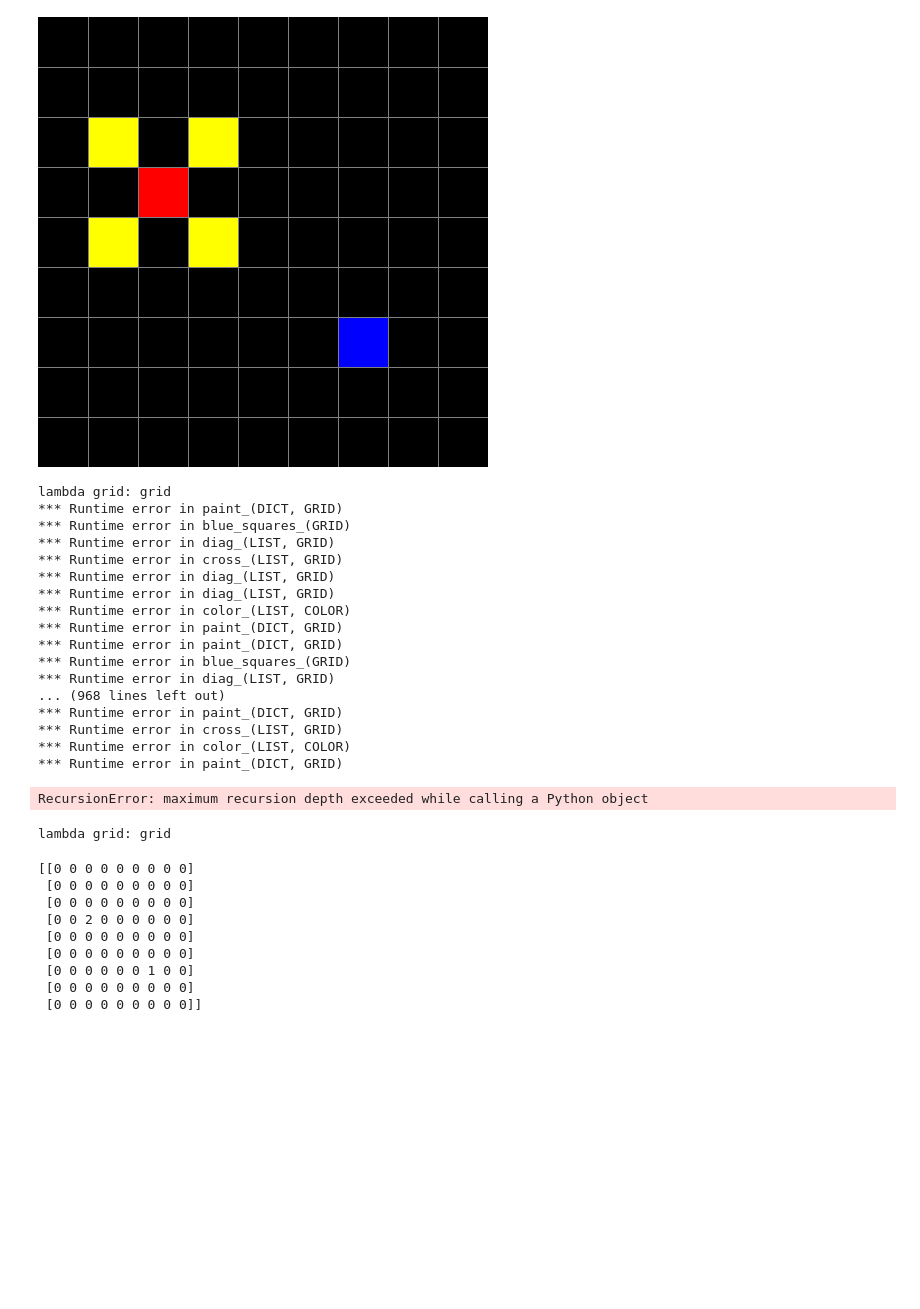
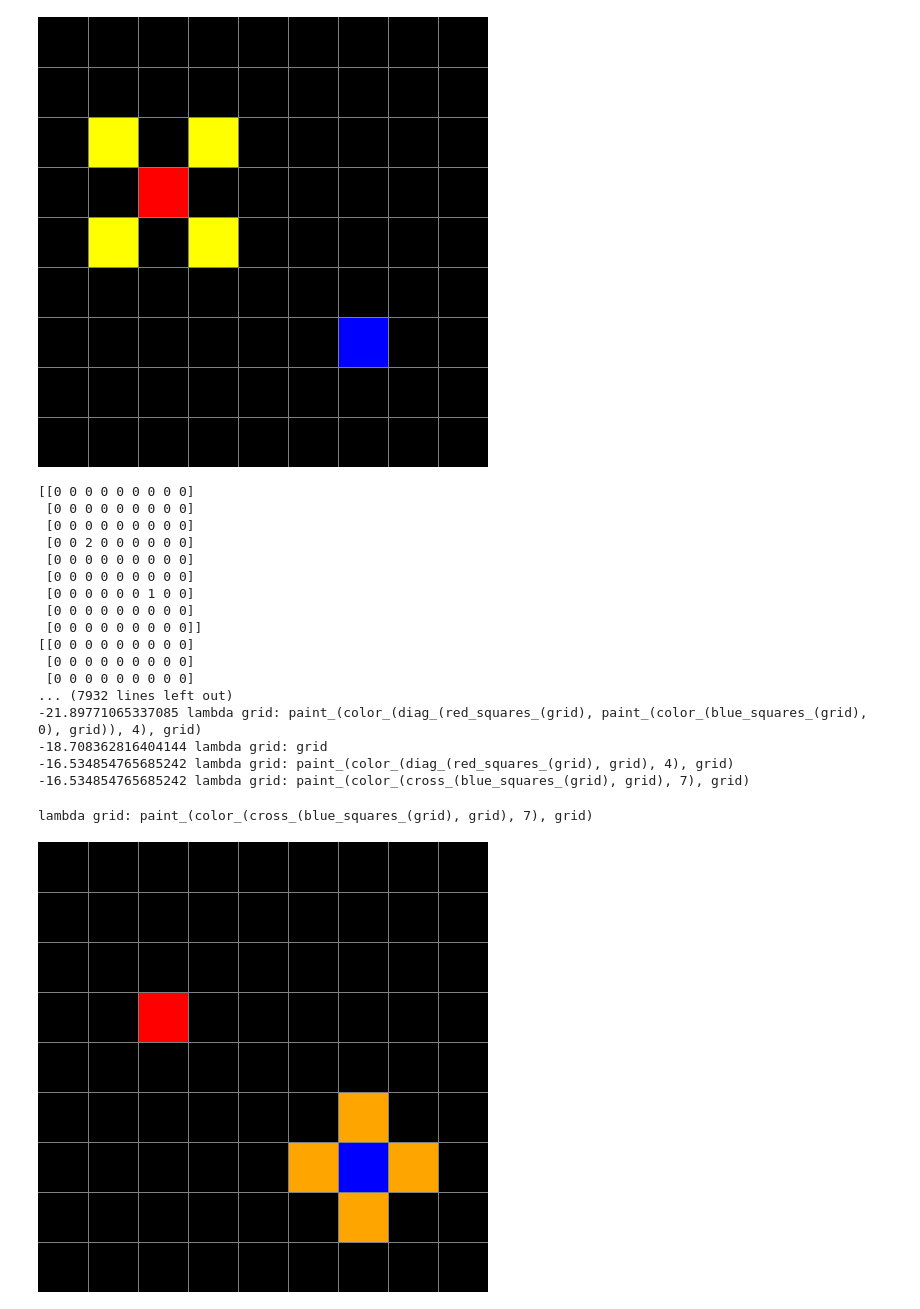
Before and after one commit to aysjajohnson/ARC, a Jupyter notebook: notebooks/ARC LOTlib.ipynb, the cells around one changed output. Cells and saved outputs as stored; diff of their text form; code cells hidden in the pictures; blank space fills up the shorter version.

```diff
--- a/notebooks/ARC LOTlib.ipynb
+++ b/notebooks/ARC LOTlib.ipynb
@@ -442,6 +443,3 @@ COLOR -> 6      w/ p=1.0
 COLOR -> 7      w/ p=1.0
 COLOR -> 8      w/ p=1.0
 COLOR -> 9      w/ p=1.0
-# %%
-h = ARCHypothesis()
-print(h)
@@ -468,50 +471,38 @@ DisplayGrid(paint_(color_(diag_(red_squares_(inputs[0]),inputs[0]),4),inputs[0])
 # %% [output]
 [figure]
 # %%
-# problem: MHS considers the class to have no arguments. Current workaround, globally declare num_vars before running
-
-tn = TopN(N=10) # store the top N
+tn = TopN(N=10) # store the top hypotheses
 
 h0 = ARCHypothesis()
-print(h0)
 
 for h in MetropolisHastingsSampler(h0, data, steps=1000):
     tn.add(h)
 
 for h in tn.get_all(sorted=True):
-    print(h.posterior_score, h.likelihood,  h.prior, h)
+    print(h.posterior_score, h)
 # %% [output]
-lambda grid: grid
-*** Runtime error in paint_(DICT, GRID)
-*** Runtime error in blue_squares_(GRID)
-*** Runtime error in diag_(LIST, GRID)
-*** Runtime error in cross_(LIST, GRID)
-*** Runtime error in diag_(LIST, GRID)
-*** Runtime error in diag_(LIST, GRID)
-*** Runtime error in color_(LIST, COLOR)
-*** Runtime error in paint_(DICT, GRID)
-*** Runtime error in paint_(DICT, GRID)
-*** Runtime error in blue_squares_(GRID)
-*** Runtime error in diag_(LIST, GRID)
-... (968 lines left out)
-*** Runtime error in paint_(DICT, GRID)
-*** Runtime error in cross_(LIST, GRID)
-*** Runtime error in color_(LIST, COLOR)
-*** Runtime error in paint_(DICT, GRID)
+[[0 0 0 0 0 0 0 0 0]
+ [0 0 0 0 0 0 0 0 0]
+ [0 0 0 0 0 0 0 0 0]
+ [0 0 2 0 0 0 0 0 0]
+ [0 0 0 0 0 0 0 0 0]
+ [0 0 0 0 0 0 0 0 0]
+ [0 0 0 0 0 0 1 0 0]
+ [0 0 0 0 0 0 0 0 0]
+ [0 0 0 0 0 0 0 0 0]]
+[[0 0 0 0 0 0 0 0 0]
+ [0 0 0 0 0 0 0 0 0]
+ [0 0 0 0 0 0 0 0 0]
+... (7932 lines left out)
+-21.89771065337085 lambda grid: paint_(color_(diag_(red_squares_(grid), paint_(color_(blue_squares_(grid), 0), grid)), 4), grid)
+-18.708362816404144 lambda grid: grid
+-16.534854765685242 lambda grid: paint_(color_(diag_(red_squares_(grid), grid), 4), grid)
+-16.534854765685242 lambda grid: paint_(color_(cross_(blue_squares_(grid), grid), 7), grid)
-RecursionError: maximum recursion depth exceeded while calling a Python object
 # %%
 print(h)
 # %% [output]
-lambda grid: grid
+lambda grid: paint_(color_(cross_(blue_squares_(grid), grid), 7), grid)
 # %%
-print(inputs[0])
+DisplayGrid(h(inputs[0]))
 # %% [output]
-[[0 0 0 0 0 0 0 0 0]
- [0 0 0 0 0 0 0 0 0]
- [0 0 0 0 0 0 0 0 0]
- [0 0 2 0 0 0 0 0 0]
- [0 0 0 0 0 0 0 0 0]
- [0 0 0 0 0 0 0 0 0]
- [0 0 0 0 0 0 1 0 0]
- [0 0 0 0 0 0 0 0 0]
- [0 0 0 0 0 0 0 0 0]]
+[figure, added]
```
Also changed, not shown: parts of 12 cells of this notebook, 1 other file.
